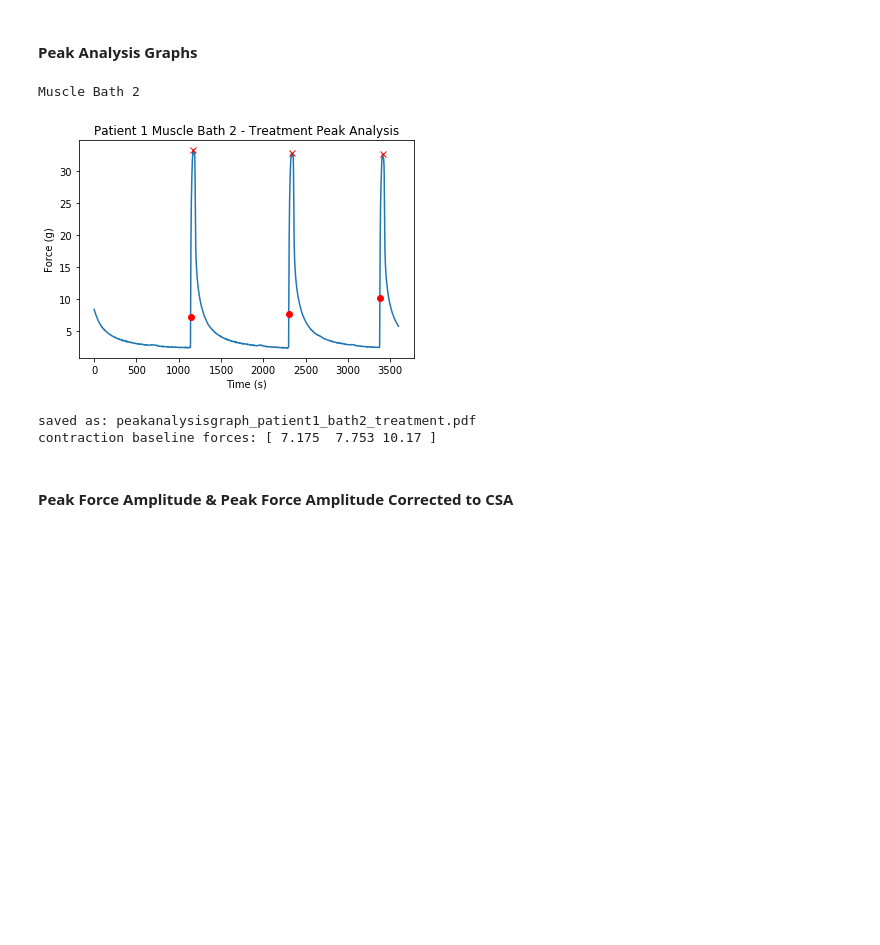
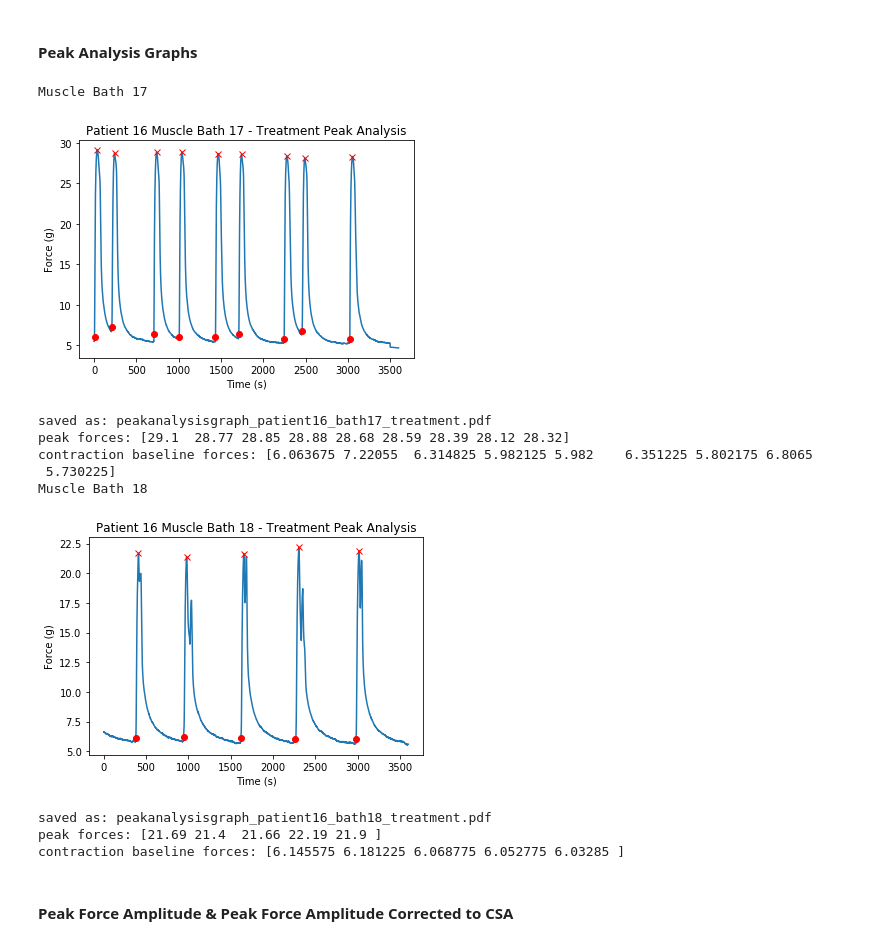
Before and after one commit to wupchurc/Muscle-Bath, a Jupyter notebook: Myometrial Contractility.ipynb, the cells around one changed output. Saved outputs shown, nothing was run; the diff lists cells and outputs as text; code cells hidden in the pictures; blank space fills up the shorter version.

```diff
--- a/Myometrial Contractility.ipynb
+++ b/Myometrial Contractility.ipynb
@@ -380,7 +537,8 @@ for mb in range(len(baseline_array_list)):
         #determine left baseline indx
         right_basex = int(widths[3][contract_num])
         #determine left baseline force
-        right_basey = np.array(baseline_array_list[mb])[right_basex]
+        #right_basey = np.array(baseline_array_list[mb])[right_basex]
+        right_basey = widths[1][contract_num]
         #plot left baseline force on plot
         plt.hlines(right_basey,locmax_indx_list[mb][contract_num],right_basex, colors= 'r')
     plt.show()
@@ -388,6 +546,7 @@ for mb in range(len(baseline_array_list)):
     savestring = "relaxtime_" + "patient"+(list(df_ref['Patient'])[mb])+"_"+"bath"+str(bath)+"_baseline"+'.pdf'
     print("saved as:",savestring)
     f.savefig('baseline_graphs/'+savestring,sep = '')
+    print("relax times:",relax_time[mb])
 #make a dictionary for baseline contractions duration time
 base_relax_time = dict(zip(relaxtitle,relax_time))
 # %% [output]
@@ -447,7 +626,7 @@ for bath in df_ref['Bath Number']:
 
     elif bath > 16:
         #treatment_array = (df_file.loc[treat_time_list[count]:treat_time_list[count]+3599,Force_list[bath-17]])
-        treatment_array = (df_file.loc[treat_time_list[count]:,Force_list[bath-17]])
+        treatment_array = (df_file.loc[treat_time_list[count]:treat_time_list[count]+3599,Force_list[bath-17]])
     else:
         treatment_array = (df_file.loc[treat_time_list[count]:treat_time_list[count]+3599,Force_list[bath-9]])
 
@@ -499,5 +696,7 @@ After Edge Clipping
 # %% [markdown]
 #### Find Peaks
+# %%
+treatment_width_var=10
 # %%
 #peak analysis for 1 hour treatment
 #create storage lists for outputs
@@ -519,11 +718,12 @@ for i in range(len(treat_array_list)):
     #vary width variable for each study to tune the find_peaks function
     #comment out width_var unless need to vary width for each bath
     #width_var = float(input("input the width variable for find_peaks function:"))
-    width_var = 20
-    fp_output = find_peaks(np.array(treat_array_list[(i)]),height = cutoff, width = width_var)
+    fp_output = find_peaks(np.array(treat_array_list[(i)]),height = cutoff, width = treatment_width_var,distance = 200)
     locmax = np.array(treat_array_list[(i)])[fp_output[0]]
     treat_locmax_list.append(locmax)
     fp_treat_output_list.append(fp_output)
+    #print(fp_output)
+    #print("\n")
 # %%
 #processing find_peaks output
 #assigning values from find peaks output to a list of local max indices
@@ -552,39 +752,49 @@ for mb in range(len(df_ref)):
     plt.plot(np.array(treat_array_list[mb]))
     #label plot
     plt.title("Patient "+list(df_ref['Patient'])[mb]+" Muscle Bath "+str(bath)+" - Treatment Peak Analysis")
     plt.ylabel("Force (g)")
     plt.xlabel("Time (s)")
     #use peak_widths function to determine the widths of contractions
-    widths = peak_widths(treat_array_list[mb],locmax_indx_treat_list[mb],rel_height=rel_height)
+    widths = peak_widths(treat_array_list[mb],locmax_indx_treat_list[mb],rel_height=peak_rel_height)
     #create storage list for contraction baseline force
     storagelist = []
     #loop through each contraction, use info stored in widths variable
     #from the peak_widths function to determine the left baseline force
     for contract_num in range(len(locmax_indx_treat_list[mb])):
         #determine left baseline indx
         left_basex = int(widths[2][contract_num])
         #determine left baseline force
-        left_basey = np.array(treat_array_list[mb])[left_basex]
+        #left_basey = np.array(treat_array_list[mb])[left_basex]
+        #use interpolated y position
+        left_basey = widths[1][contract_num]
         #plot left baseline force on plot
         plt.plot(left_basex,left_basey,'ro')
         #store this muscle baths contraction baseline forces
         storagelist.append(left_basey)
         #loop through contraction peaks and plot the maximum
     for counter, peak in enumerate(treat_locmax_list[mb]):
         plt.plot(locmax_indx_treat_list[mb][counter],peak,'rx')
     plt.show()
     #save plots as pdf
     savestring = "peakanalysisgraph_" + "patient"+(list(df_ref['Patient'])[mb])+"_"+"bath"+str(bath)+"_treatment"+'.pdf'
     print("saved as:",savestring)
     f.savefig('treatment_graphs/'+savestring,sep = '')
     #store contraction baseline forces
     base_treat.append(np.array(storagelist))
+    print("peak forces:",treat_locmax_list[mb])
     print("contraction baseline forces:",base_treat[mb])
 # %% [output]
-Muscle Bath 2
+Muscle Bath 17
-[figure, old version]
+[figure, new version]
-saved as: peakanalysisgraph_patient1_bath2_treatment.pdf
-contraction baseline forces: [ 7.175  7.753 10.17 ]
+saved as: peakanalysisgraph_patient16_bath17_treatment.pdf
+peak forces: [29.1  28.77 28.85 28.88 28.68 28.59 28.39 28.12 28.32]
+contraction baseline forces: [6.063675 7.22055  6.314825 5.982125 5.982    6.351225 5.802175 6.8065
+ 5.730225]
+Muscle Bath 18
+[figure, added]
+saved as: peakanalysisgraph_patient16_bath18_treatment.pdf
+peak forces: [21.69 21.4  21.66 22.19 21.9 ]
+contraction baseline forces: [6.145575 6.181225 6.068775 6.052775 6.03285 ]
 # %% [markdown]
 #### Peak Force Amplitude & Peak Force Amplitude Corrected to CSA
 # %%
```
Also changed, not shown: parts of 22 cells of this notebook.
